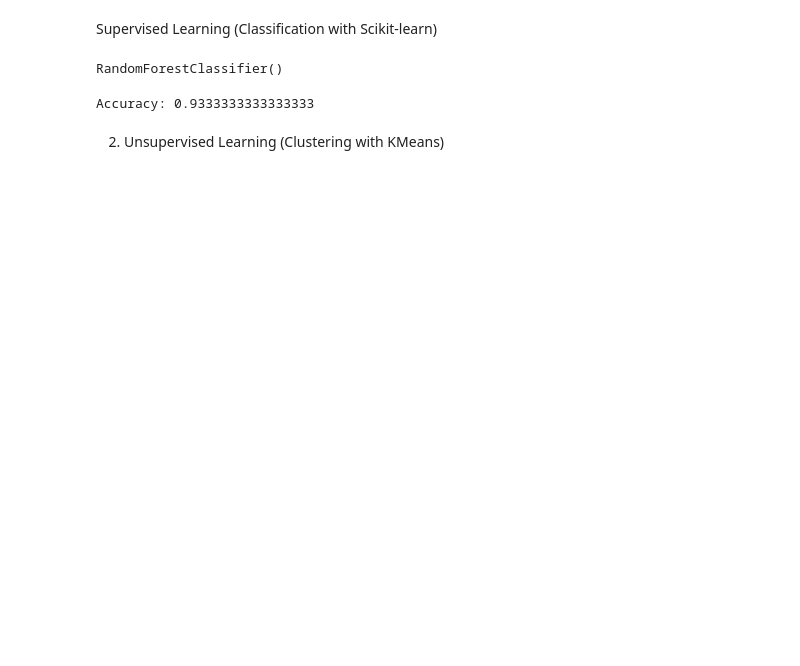
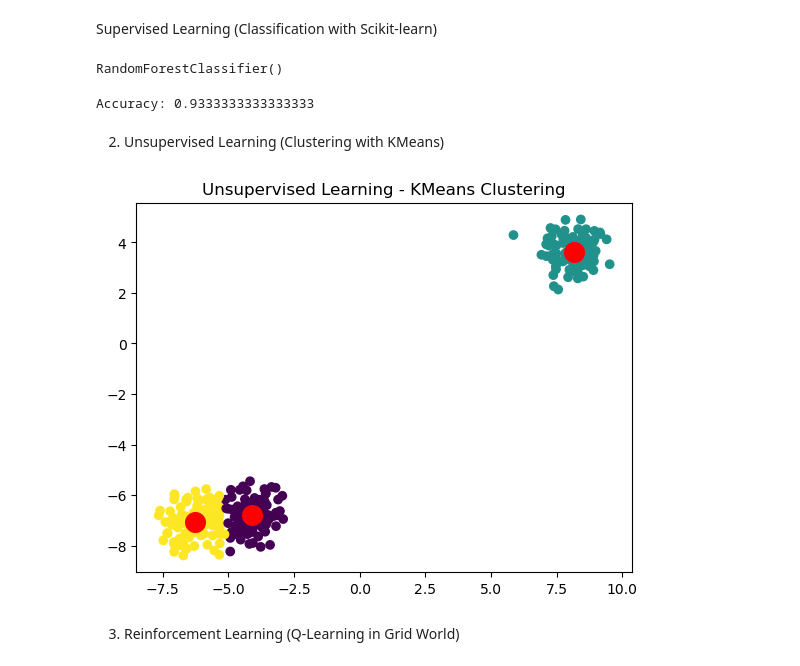
Before and after one commit to EesaYousuf/Deep_Rainforcement_Learning, a Jupyter notebook: day4.ipynb, the cells around one changed output. Cells and saved outputs as stored; diff of their text form; code cells hidden in the pictures; blank space fills up the shorter version.

```diff
--- a/day4.ipynb
+++ b/day4.ipynb
@@ -34,3 +34,18 @@ import matplotlib.pyplot as plt
 
 # Generate synthetic data
 X, _ = make_blobs(n_samples=300, centers=3, cluster_std=0.6)
+# %%
+# Fit KMeans
+kmeans = KMeans(n_clusters=3)
+kmeans.fit(X)
+y_kmeans = kmeans.predict(X)
+
+# Plot clusters
+plt.scatter(X[:, 0], X[:, 1], c=y_kmeans, cmap='viridis')
+plt.scatter(kmeans.cluster_centers_[:, 0], kmeans.cluster_centers_[:, 1], s=200, c='red')
+plt.title("Unsupervised Learning - KMeans Clustering")
+plt.show()
+# %% [output]
+[figure, added]
+# %% [markdown]
+3. Reinforcement Learning (Q-Learning in Grid World)
```
